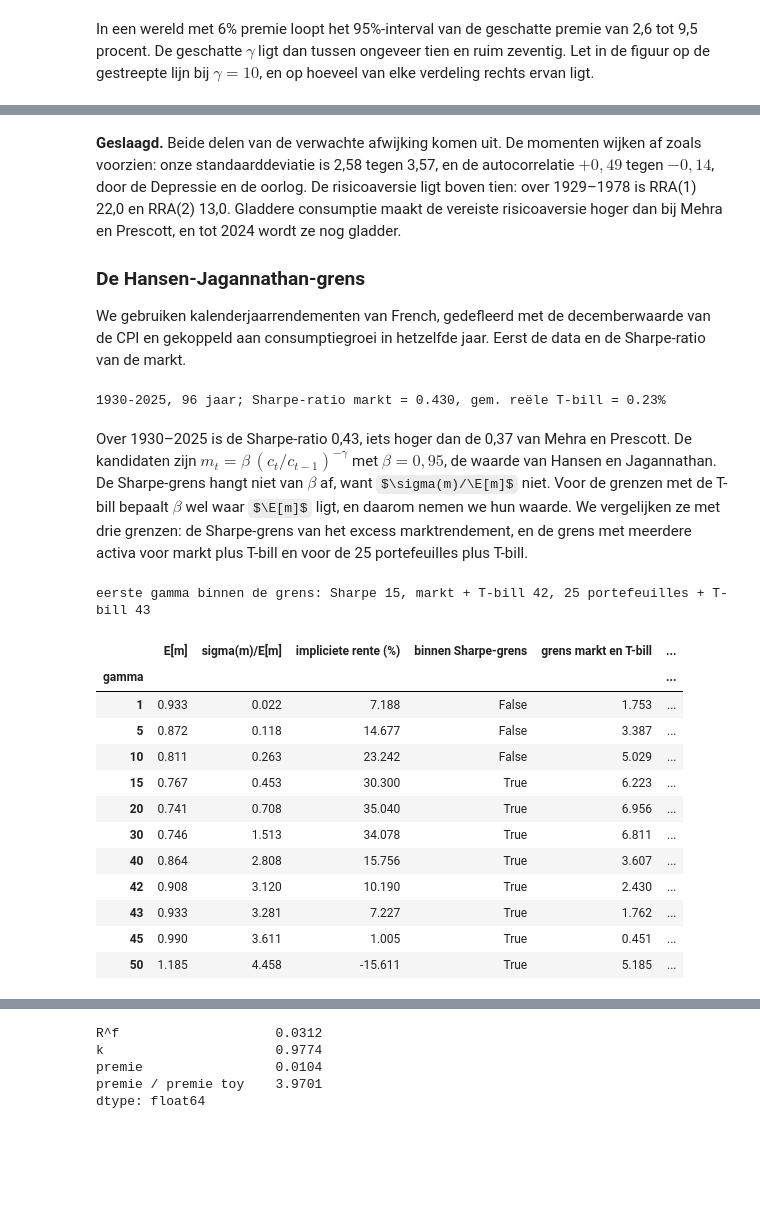
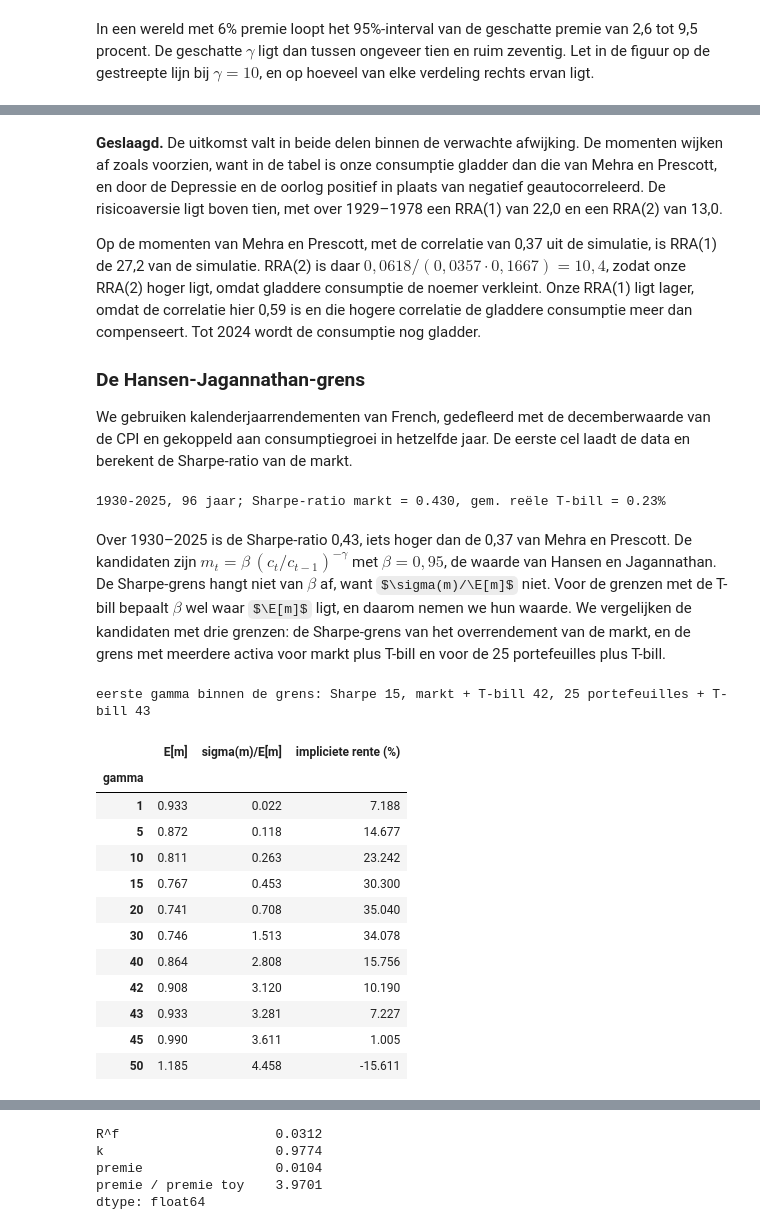
Before and after one commit to MaartenN14/history-asset-pricing, a Jupyter notebook: lectures/03_13_equity_premium_puzzle.ipynb, the cells around one changed output, grey strips where cells are left out. Saved outputs shown, nothing was run; the diff lists cells and outputs as text; code cells hidden in the pictures; some formulas as TeX source; blank space fills up the shorter version.

```diff
--- a/lectures/03_13_equity_premium_puzzle.ipynb
+++ b/lectures/03_13_equity_premium_puzzle.ipynb
@@ -384,8 +388,11 @@ dezelfde regio naast de gemeten premie met twee standaardfouten.
 edges = np.linspace(0, 0.04, 81)
 centres = (edges[:-1] + edges[1:]) / 2
 bins = np.digitize(rf_grid[admissible], edges) - 1
-upper = np.array([prem_grid[admissible][bins == k].max() if np.any(bins == k) else np.nan for k in range(80)])
-lower = np.array([prem_grid[admissible][bins == k].min() if np.any(bins == k) else np.nan for k in range(80)])
+upper, lower = np.full(80, np.nan), np.full(80, np.nan)
+for k in range(80):
+    in_bin = prem_grid[admissible][bins == k]
+    if in_bin.size:
+        upper[k], lower[k] = in_bin.max(), in_bin.min()
 
 fig, axes = plt.subplots(1, 2, figsize=(10, 4))
 axes[0].fill_between(100 * centres, 100 * lower, 100 * upper, color="C0", alpha=0.5, lw=0)
@@ -910,18 +929,23 @@ pd.DataFrame(rows_c).T.round(3)
 | 1929-2024 | 96.0 | 1.876 | 2.179 | 0.367 | 0.512 | ... |
 | Mehra-Prescott 1985, 1889-1978 | 90.0 | 1.830 | 3.570 | -0.140 | NaN | ... |
 # %% [markdown]
-**Geslaagd.** Beide delen van de verwachte afwijking komen uit. De momenten wijken
-af zoals voorzien: onze standaarddeviatie is 2,58 tegen 3,57, en de autocorrelatie
-$+0{,}49$ tegen $-0{,}14$, door de Depressie en de oorlog. De risicoaversie ligt
-boven tien: over 1929–1978 is RRA(1) 22,0 en RRA(2) 13,0. Gladdere consumptie maakt
-de vereiste risicoaversie hoger dan bij Mehra en Prescott, en tot 2024 wordt ze nog
-gladder.
+**Geslaagd.** De uitkomst valt in beide delen binnen de verwachte afwijking. De momenten
+wijken af zoals voorzien, want in de tabel is onze consumptie gladder dan die van Mehra en
+Prescott, en door de Depressie en de oorlog positief in plaats van negatief
+geautocorreleerd. De risicoaversie ligt boven tien, met over 1929–1978 een RRA(1) van 22,0
+en een RRA(2) van 13,0.
+
+Op de momenten van Mehra en Prescott, met de correlatie van 0,37 uit de simulatie, is
+RRA(1) de 27,2 van de simulatie. RRA(2) is daar $0{,}0618/(0{,}0357 \cdot 0{,}1667) = 10{,}4$,
+zodat onze RRA(2) hoger ligt, omdat gladdere consumptie de noemer verkleint. Onze RRA(1)
+ligt lager, omdat de correlatie hier 0,59 is en die hogere correlatie de gladdere
+consumptie meer dan compenseert. Tot 2024 wordt de consumptie nog gladder.
 
 ### De Hansen-Jagannathan-grens
 
 We gebruiken kalenderjaarrendementen van French, gedefleerd met de decemberwaarde
-van de CPI en gekoppeld aan consumptiegroei in hetzelfde jaar. Eerst de data en de
-Sharpe-ratio van de markt.
+van de CPI en gekoppeld aan consumptiegroei in hetzelfde jaar. De eerste cel laadt de data
+en berekent de Sharpe-ratio van de markt.
 # %%
 ff3 = hap_data.french("F-F_Research_Data_Factors")
 ff25 = hap_data.french("25_Portfolios_5x5")
@@ -954,50 +978,50 @@ print(f"{hj_data.index[0]}-{hj_data.index[-1]}, {len(hj_data)} jaar; Sharpe-rati
 # %% [output]
 1930-2025, 96 jaar; Sharpe-ratio markt = 0.430, gem. reële T-bill = 0.23%
 # %% [markdown]
-Over 1930–2025 is de Sharpe-ratio 0,43, iets hoger dan de 0,37 van Mehra en
-Prescott. De kandidaten zijn $m_t = \beta\,(c_t/c_{t-1})^{-\gamma}$
-met $\beta = 0{,}95$, de waarde van Hansen en Jagannathan. De Sharpe-grens hangt
-niet van $\beta$ af, want $\sigma(m)/\E[m]$ niet. Voor de grenzen met de T-bill
-bepaalt $\beta$ wel waar $\E[m]$ ligt, en daarom nemen we hun waarde. We vergelijken ze met drie grenzen: de Sharpe-grens
-[](#eq-equity-premium-puzzle-hj) van het excess marktrendement, en de grens met
-meerdere activa [](#eq-equity-premium-puzzle-frontier) voor markt plus T-bill en voor de 25
-portefeuilles plus T-bill.
+Over 1930–2025 is de Sharpe-ratio 0,43, iets hoger dan de 0,37 van Mehra en Prescott. De
+kandidaten zijn $m_t = \beta\,(c_t/c_{t-1})^{-\gamma}$ met $\beta = 0{,}95$, de waarde
+van Hansen en Jagannathan. De Sharpe-grens hangt niet van $\beta$ af, want
+$\sigma(m)/\E[m]$ niet. Voor de grenzen met de T-bill bepaalt $\beta$ wel waar $\E[m]$
+ligt, en daarom nemen we hun waarde. We vergelijken de kandidaten met drie grenzen: de
+Sharpe-grens [](#eq-equity-premium-puzzle-hj) van het overrendement van de markt, en de
+grens met meerdere activa [](#eq-equity-premium-puzzle-frontier) voor markt plus T-bill
+en voor de 25 portefeuilles plus T-bill.
 # %%
 beta_hj = 0.95
 gamma_hj = np.arange(1, 51)
 sdf = np.array([beta_hj * hj_data["gc"] ** (-g) for g in gamma_hj])
 mean_m, sd_m = sdf.mean(axis=1), sdf.std(axis=1, ddof=1)
 bound_mkt = hap.stats.hansen_jagannathan_bound(market_bill, mean_m)["sigma_m_min"].to_numpy()
 bound_25 = hap.stats.hansen_jagannathan_bound(ff25_bill, mean_m)["sigma_m_min"].to_numpy()
 
 sdf_table = pd.DataFrame(
     {"E[m]": mean_m, "sigma(m)/E[m]": sd_m / mean_m, "impliciete rente (%)": 100 * (1 / mean_m - 1),
      "binnen Sharpe-grens": sd_m / mean_m >= sharpe_mkt,
      "grens markt en T-bill": bound_mkt, "binnen grens markt en T-bill": sd_m >= bound_mkt,
      "grens 25 en T-bill": bound_25, "binnen grens 25 en T-bill": sd_m >= bound_25},
     index=pd.Index(gamma_hj, name="gamma"),
 )
 first_sharpe = gamma_hj[sdf_table["binnen Sharpe-grens"].to_numpy()].min()
 first_mkt = gamma_hj[sdf_table["binnen grens markt en T-bill"].to_numpy()].min()
 first_25 = gamma_hj[sdf_table["binnen grens 25 en T-bill"].to_numpy()].min()
 print(f"eerste gamma binnen de grens: Sharpe {first_sharpe}, markt + T-bill {first_mkt}, "
       f"25 portefeuilles + T-bill {first_25}")
-sdf_table.loc[[1, 5, 10, 15, 20, 30, 40, 42, 43, 45, 50]].round(3)
+sdf_table.loc[[1, 5, 10, 15, 20, 30, 40, 42, 43, 45, 50], ["E[m]", "sigma(m)/E[m]", "impliciete rente (%)"]].round(3)
 # %% [output]
 eerste gamma binnen de grens: Sharpe 15, markt + T-bill 42, 25 portefeuilles + T-bill 43
-|  | E[m] | sigma(m)/E[m] | impliciete rente (%) | binnen Sharpe-grens | grens markt en T-bill | ... |
-| gamma |  |  |  |  |  | ... |
-| 1 | 0.933 | 0.022 | 7.188 | False | 1.753 | ... |
-| 5 | 0.872 | 0.118 | 14.677 | False | 3.387 | ... |
-| 10 | 0.811 | 0.263 | 23.242 | False | 5.029 | ... |
-| 15 | 0.767 | 0.453 | 30.300 | True | 6.223 | ... |
-| 20 | 0.741 | 0.708 | 35.040 | True | 6.956 | ... |
-| 30 | 0.746 | 1.513 | 34.078 | True | 6.811 | ... |
-| 40 | 0.864 | 2.808 | 15.756 | True | 3.607 | ... |
-| 42 | 0.908 | 3.120 | 10.190 | True | 2.430 | ... |
-| 43 | 0.933 | 3.281 | 7.227 | True | 1.762 | ... |
-| 45 | 0.990 | 3.611 | 1.005 | True | 0.451 | ... |
-| 50 | 1.185 | 4.458 | -15.611 | True | 5.185 | ... |
+|  | E[m] | sigma(m)/E[m] | impliciete rente (%) |
+| gamma |  |  |  |
+| 1 | 0.933 | 0.022 | 7.188 |
+| 5 | 0.872 | 0.118 | 14.677 |
+| 10 | 0.811 | 0.263 | 23.242 |
+| 15 | 0.767 | 0.453 | 30.300 |
+| 20 | 0.741 | 0.708 | 35.040 |
+| 30 | 0.746 | 1.513 | 34.078 |
+| 40 | 0.864 | 2.808 | 15.756 |
+| 42 | 0.908 | 3.120 | 10.190 |
+| 43 | 0.933 | 3.281 | 7.227 |
+| 45 | 0.990 | 3.611 | 1.005 |
+| 50 | 1.185 | 4.458 | -15.611 |
 # %% [markdown]
 **Geslaagd.** Geen consumptie-SDF met $\gamma \le 10$ ligt binnen een grens, zoals
 verwacht. De Sharpe-grens wordt pas gehaald bij $\gamma = 15$, met een impliciete
```
Also changed, not shown: parts of 17 cells of this notebook, 4 other files.
